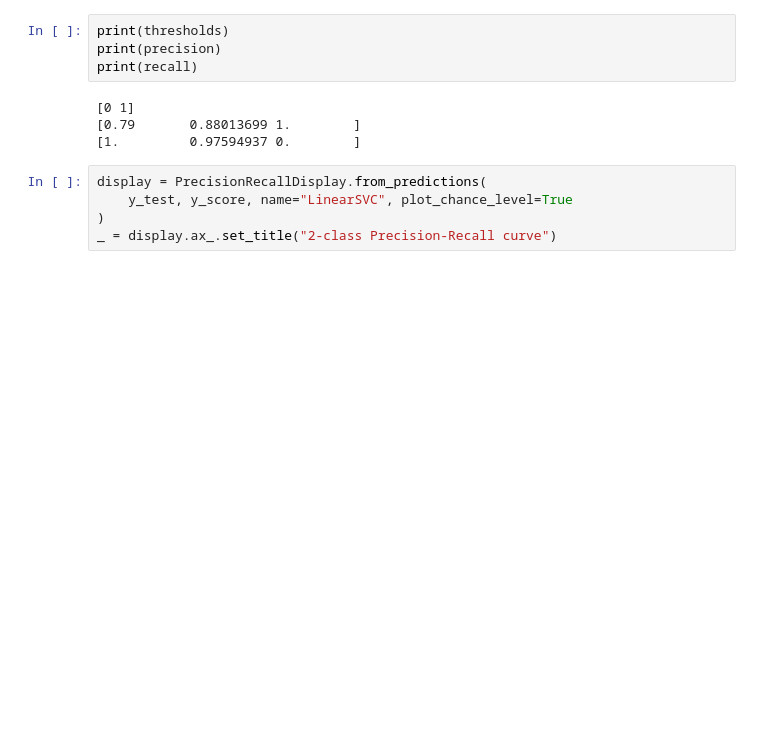
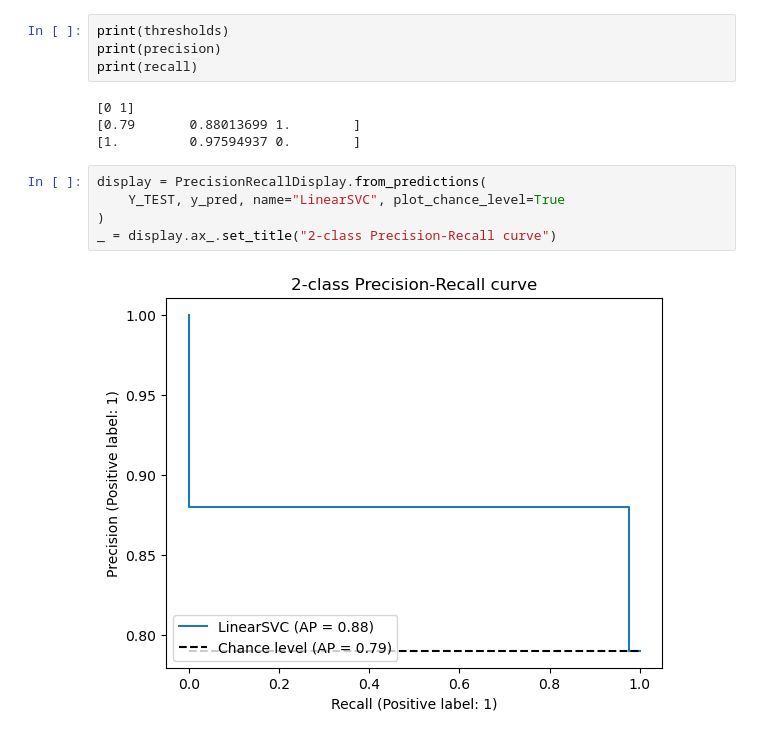
Before and after one commit to prabal5ghosh/More_on_machine_learning_algorithmes_UCA, a Jupyter notebook: CLASS 1/Prabal_ghosh_aml_1.ipynb, the cells around one changed output. Saved outputs shown, nothing was run; the diff lists cells and outputs as text; blank space fills up the shorter version.

```diff
--- a/CLASS 1/Prabal_ghosh_aml_1.ipynb
+++ b/CLASS 1/Prabal_ghosh_aml_1.ipynb
@@ -232,6 +232,8 @@ print(recall)
 [1.         0.97594937 0.        ]
 # %%
 display = PrecisionRecallDisplay.from_predictions(
-    y_test, y_score, name="LinearSVC", plot_chance_level=True
+    Y_TEST, y_pred, name="LinearSVC", plot_chance_level=True
 )
 _ = display.ax_.set_title("2-class Precision-Recall curve")
+# %% [output]
+[figure, added]
```
Also changed, not shown: parts of 1 cell of this notebook, 2 other files.
